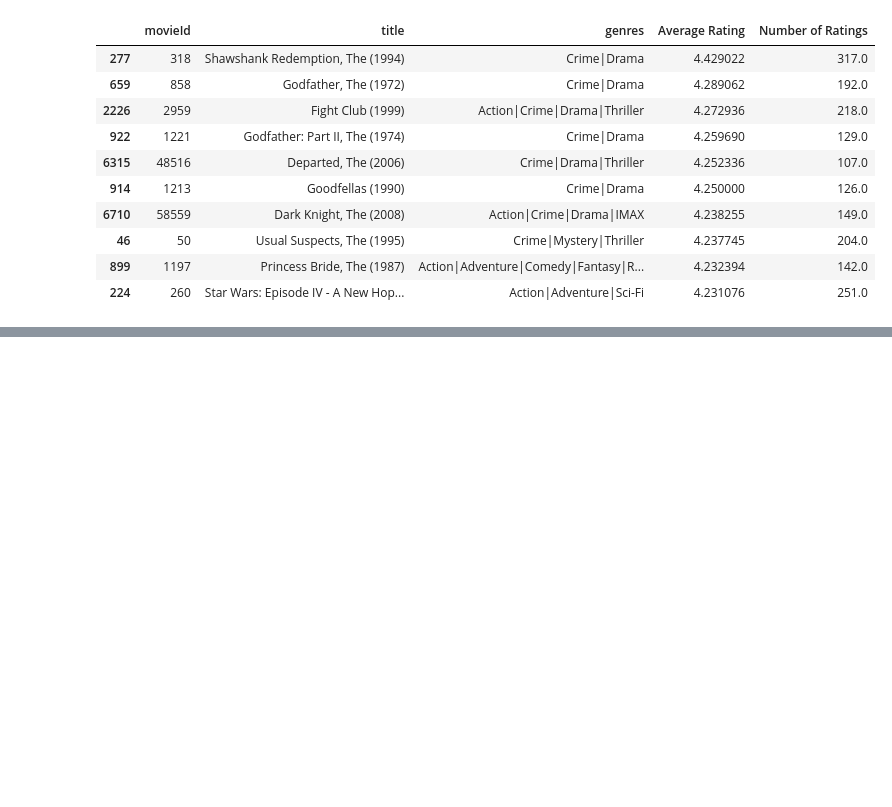
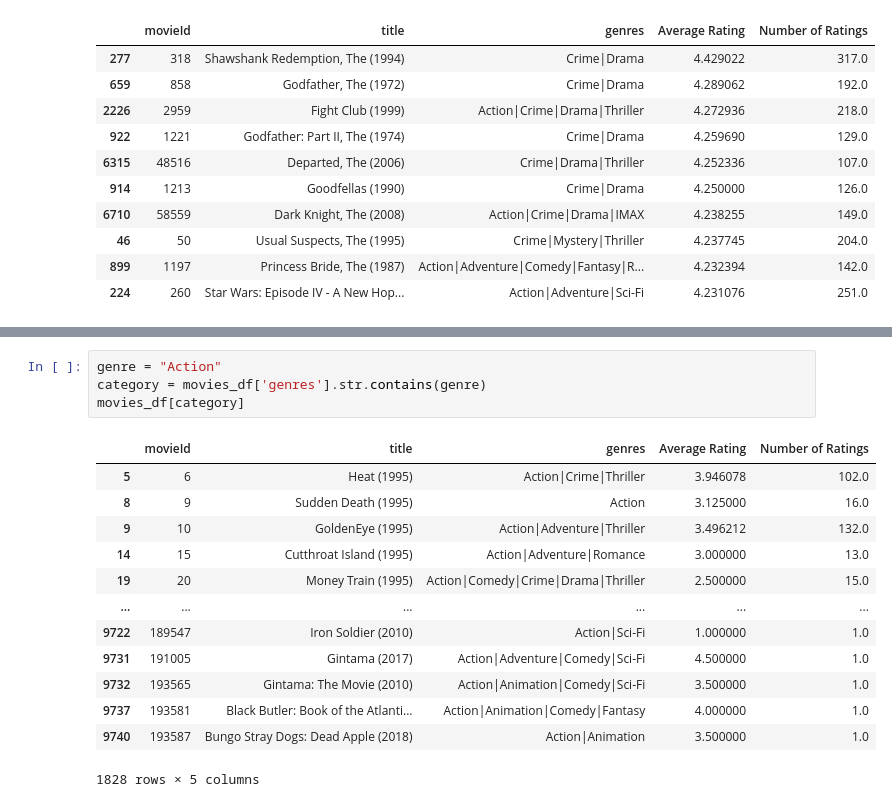
Before and after one commit to ch00226855/DataAnalysisFall2023, a Jupyter notebook: Week05_DataFrameQueries.ipynb, the cells around one changed output, grey strips where cells are left out. Cells and saved outputs as stored; diff of their text form; blank space fills up the shorter version.

```diff
--- a/Week05_DataFrameQueries.ipynb
+++ b/Week05_DataFrameQueries.ipynb
@@ -484,0 +516,18 @@ movies_of_interest.sort_values("Average Rating", ascending=False).head(10)
+# %%
+genre = "Action"
+category = movies_df['genres'].str.contains(genre)
+movies_df[category]
+# %% [output]
+|  | movieId | title | genres | Average Rating | Number of Ratings |
+| 5 | 6 | Heat (1995) | Action|Crime|Thriller | 3.946078 | 102.0 |
+| 8 | 9 | Sudden Death (1995) | Action | 3.125000 | 16.0 |
+| 9 | 10 | GoldenEye (1995) | Action|Adventure|Thriller | 3.496212 | 132.0 |
+| 14 | 15 | Cutthroat Island (1995) | Action|Adventure|Romance | 3.000000 | 13.0 |
+| 19 | 20 | Money Train (1995) | Action|Comedy|Crime|Drama|Thriller | 2.500000 | 15.0 |
+| ... | ... | ... | ... | ... | ... |
+| 9722 | 189547 | Iron Soldier (2010) | Action|Sci-Fi | 1.000000 | 1.0 |
+| 9731 | 191005 | Gintama (2017) | Action|Adventure|Comedy|Sci-Fi | 4.500000 | 1.0 |
+| 9732 | 193565 | Gintama: The Movie (2010) | Action|Animation|Comedy|Sci-Fi | 3.500000 | 1.0 |
+| 9737 | 193581 | Black Butler: Book of the Atlanti... | Action|Animation|Comedy|Fantasy | 4.000000 | 1.0 |
+| 9740 | 193587 | Bungo Stray Dogs: Dead Apple (2018) | Action|Animation | 3.500000 | 1.0 |
+1828 rows × 5 columns
```
Also changed, not shown: parts of 10 cells of this notebook.
